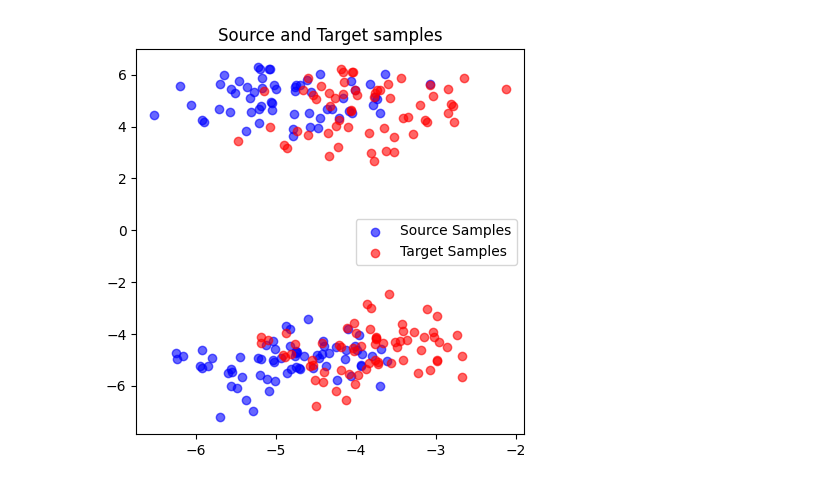
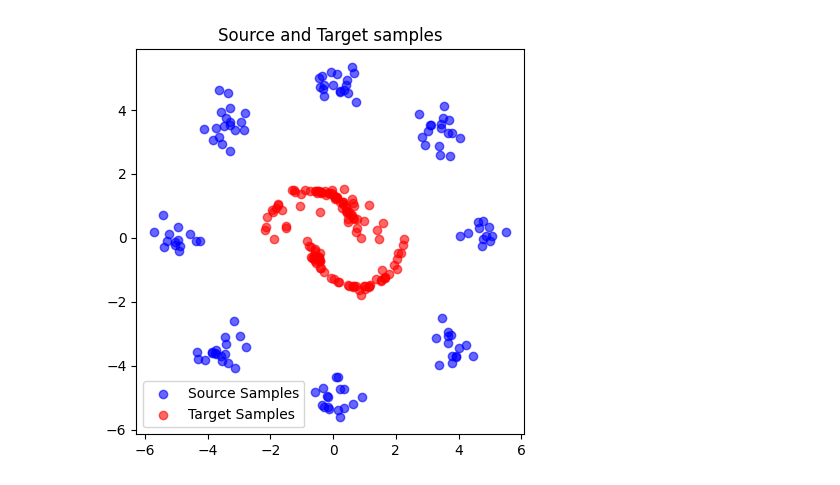
Before and after one commit to snozywolf59/ms2-signal-modelling-by-fm, a Jupyter notebook: demo-code/independent_coupling.ipynb, the cells around one changed output. Saved outputs shown, nothing was run; the diff lists cells and outputs as text; code cells hidden in the pictures.

```diff
--- a/demo-code/independent_coupling.ipynb
+++ b/demo-code/independent_coupling.ipynb
@@ -17,8 +17,18 @@ device = torch.device("cuda" if torch.cuda.is_available() else "cpu")
 torch.set_default_device(device=device)
 # %%
 def sample_source(size, **args):
-    return GaussSampler.sample_symmetric_gauss(size, n_gauss=2, center=[-5.0, 0.0], distance=5.0,var=0.5)
-
+    # return GaussSampler.sample_symmetric_gauss(size, n_gauss=2, center=[-5.0, 0.0], distance=5.0,var=0.5)
+    return GaussSampler.sample_symmetric_gauss(size, n_gauss=8,distance=5, var=0.16)
 def sample_target(size, **args):
-    return GaussSampler.sample_symmetric_gauss(size, 2, center=[5.0, 0.0], distance=5.0, var=0.5)
+    # MOG
+    # return GaussSampler.sample_symmetric_gauss(size, 2, center=[5.0, 0.0], distance=5.0, var=0.5)
+    # MAKE MOON
+    X, y = make_moons(n_samples=size, noise=0.04)
+    X = X * 1.5
+    X[y == 1, 1] -= 0.8
+    center = X.mean(axis=0)
+    X = X - center
+    return torch.Tensor(X)
+    # Checkerboard
+    # return CheckerBoardSampler.sample_checkerboard_region(size, max_x=4, max_y=4, min_x=-4, min_y=-4, tiles=4)
 # %%
@@ -28,5 +43,7 @@ DrawSample.draw_samples_comparison(sample_source(256).cpu(), sample_target(256).
 # %%
-flow  = MLP()
+flow  = MLP(hidden_dim=256, layers=4)
 
 optimizer = torch.optim.Adam(flow.parameters(), lr = 1e-3)
 loss_fn =  nn.MSELoss()
+
+print(f'Num of params: {sum(p.numel() for p in flow.parameters() if p.requires_grad)}')
@@ -78,28 +99,31 @@ Epoch 4000, Loss: 8.3229
+# %%
+steps = 100
+time_steps = torch.linspace(0, 1.0, steps + 1)
+
+x_0 = sample_source(128)
+# print(x_0)
+
+t = 0.0
 # %%
-steps = 100
-time_steps = torch.linspace(0, 1.0, steps + 1)
-
-x = sample_source(128)
-# print(x_0)
-
-t = 0.0
-
 results = []
 # results.append(x)
-
+x = x_0
 flow.eval()
 with torch.no_grad():
     for i in range(steps):
-        x = flow.step(x, time_steps[i], time_steps[i + 1])
+        # t = torch.full((x.shape[0], 1), time_steps[i].item())
+        # x = x + flow(x, t) * (time_steps[i+1] - time_steps[i])
+
+        x = flow.step(x, time_steps[i], time_steps[i+1])
         results.append(x)
 
 # results.append(sample_target(128))
 # steps = 1.0/256
 # results = solver.sample(x_0, step_size=1.0/steps,  time_grid=time_grid, return_intermediates=True)
 
 # print("Sampled x_1:", results[:-1])
 
 DrawSample.draw_samples_comparison(results[0].cpu(), results[-1].cpu())
 # %% [output]
-[figure, old version]
+[figure, new version]
 # %%
```
Also changed, not shown: parts of 9 cells of this notebook, 3 other files.
